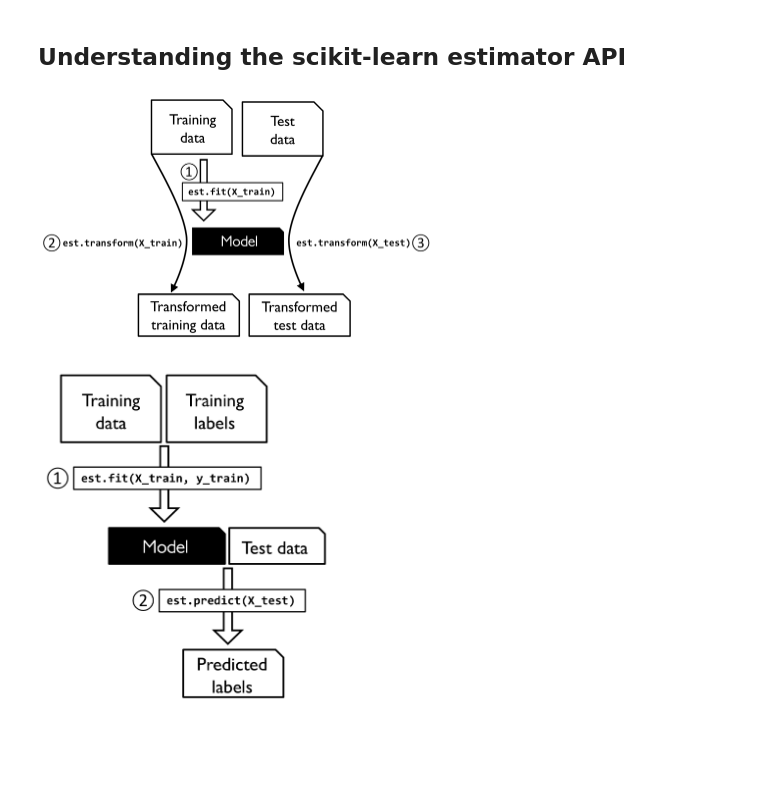
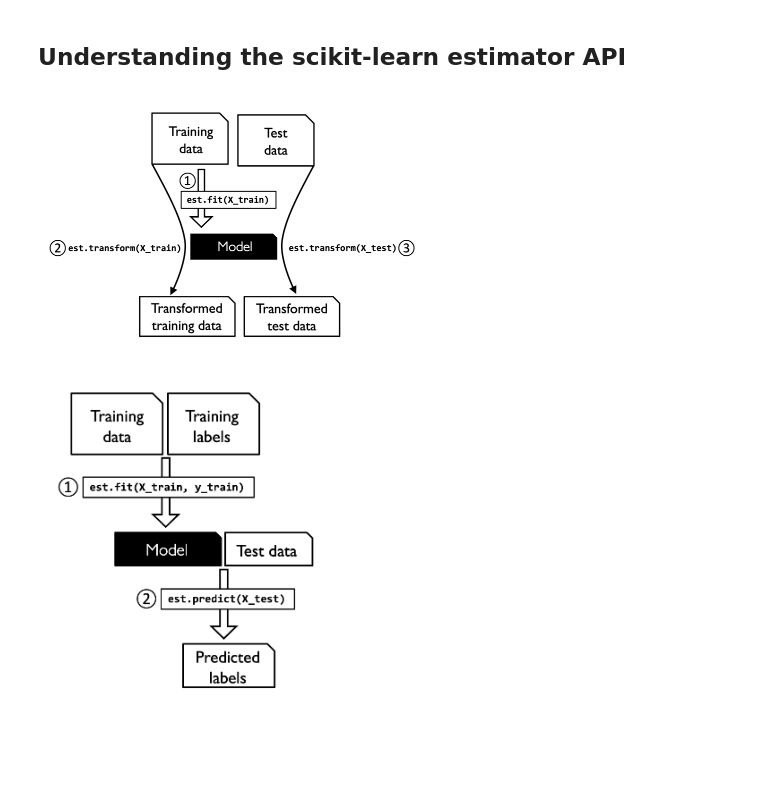
Before and after one commit to MrIny/MLbook, a Jupyter notebook: ch04.ipynb, the cells around one changed output. Saved outputs shown, nothing was run; the diff lists cells and outputs as text; code cells hidden in the pictures.

```diff
--- a/ch04.ipynb
+++ b/ch04.ipynb
@@ -201,13 +200,13 @@ df.fillna(df.mean())
 # %% [markdown]
 ## Understanding the scikit-learn estimator API
 # %%
-Image(filename='images/04_01.png', width=400)
+Image(filename='figures/04_02.png', width=400)
 # %% [output]
-[figure, old version]
+[figure, new version]
 # %%
-Image(filename='images/04_02.png', width=300)
+Image(filename='figures/04_03.png', width=300)
 # %% [output]
-[figure, old version]
+[figure, new version]
 # %% [markdown]
 <br>
 <br>
```
Also changed, not shown: parts of 23 cells of this notebook.
